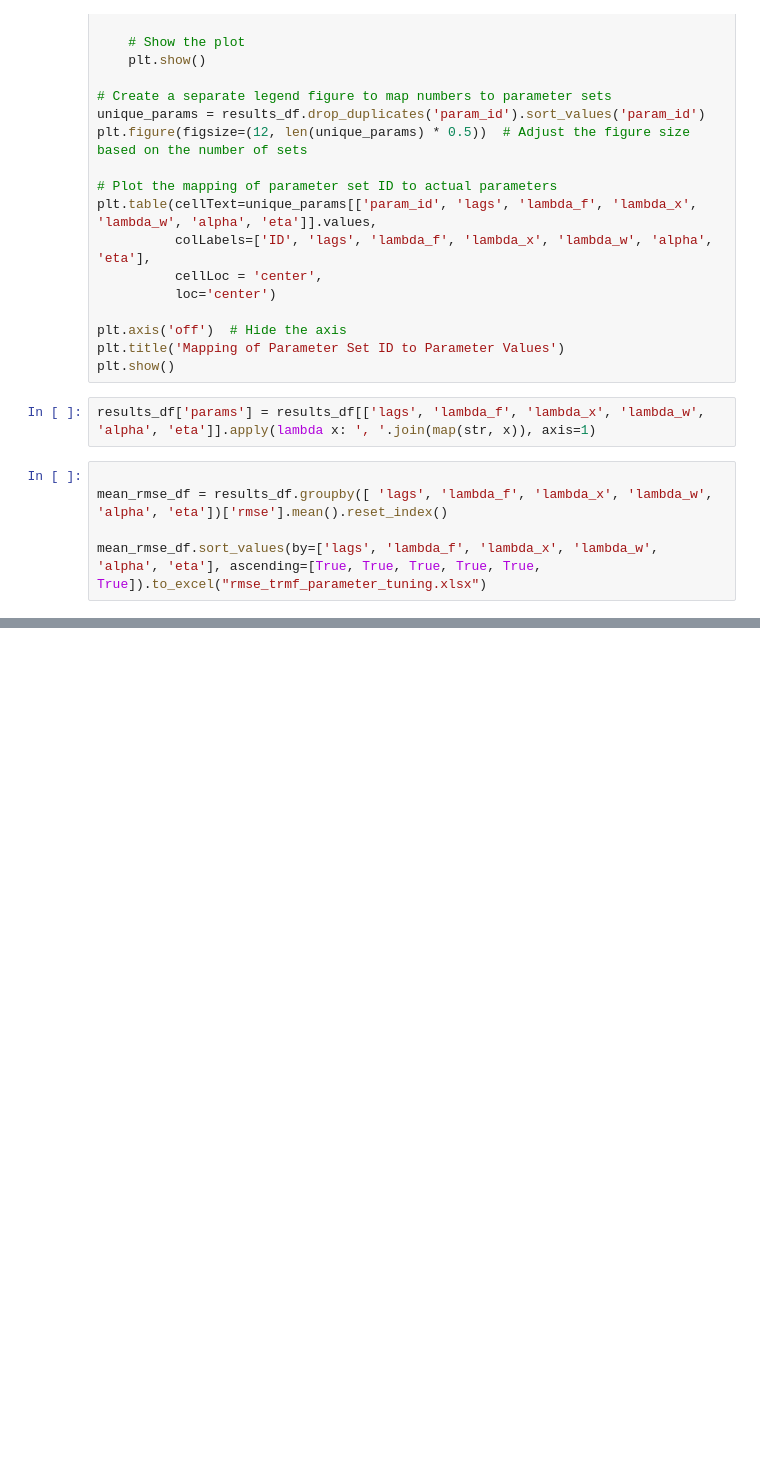
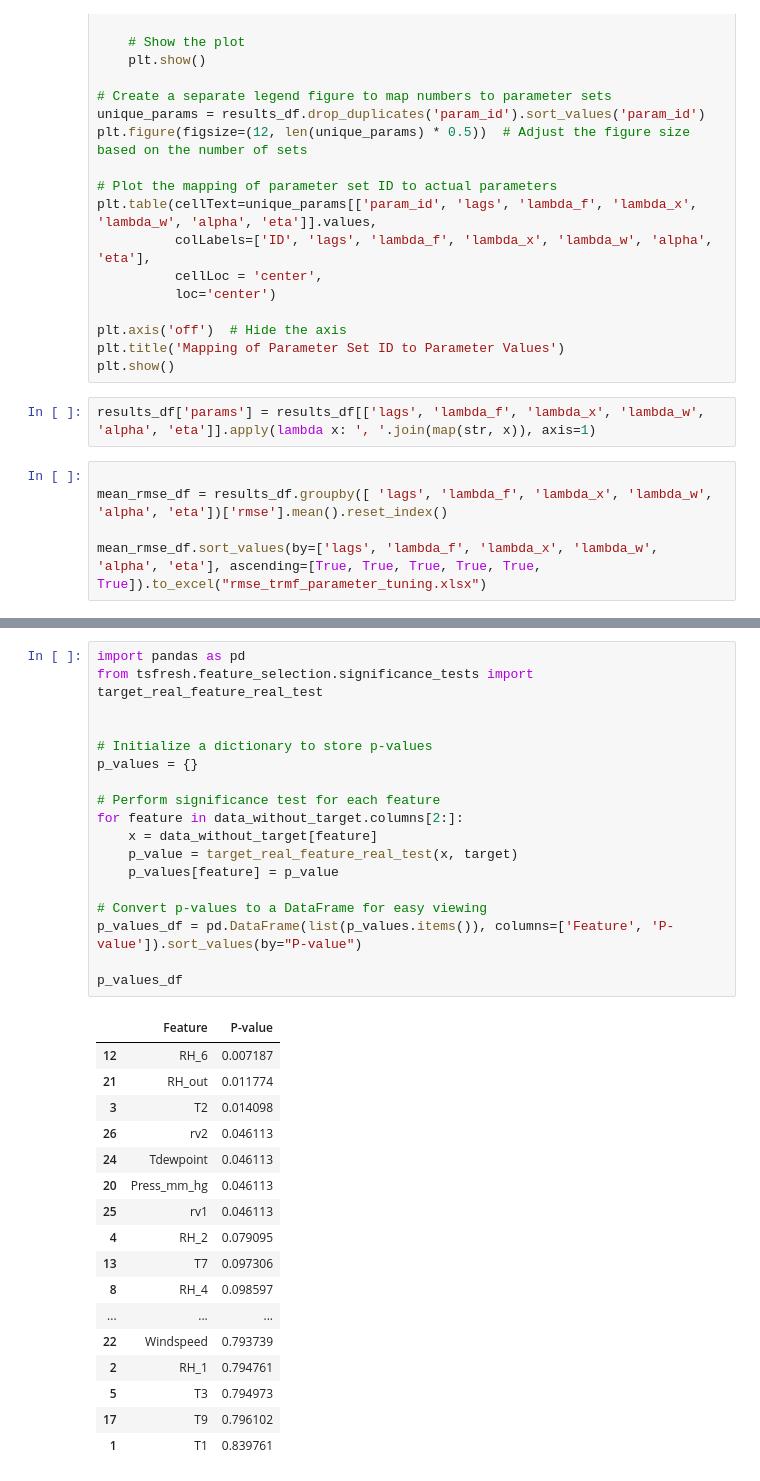
Before and after one commit to sepidCs/codes, a Jupyter notebook: experiments/visualize_data.ipynb, the cells around one changed output, grey strips where cells are left out. Drawn from its saved outputs; the diff is of its cells as text; blank space fills up the shorter version.

```diff
--- a/experiments/visualize_data.ipynb
+++ b/experiments/visualize_data.ipynb
@@ -298,0 +373,36 @@ X_selected = select_features(X_extracted, target)
+# %%
+import pandas as pd
+from tsfresh.feature_selection.significance_tests import target_real_feature_real_test
+
+
+# Initialize a dictionary to store p-values
+p_values = {}
+
+# Perform significance test for each feature
+for feature in data_without_target.columns[2:]:
+    x = data_without_target[feature]
+    p_value = target_real_feature_real_test(x, target)
+    p_values[feature] = p_value
+
+# Convert p-values to a DataFrame for easy viewing
+p_values_df = pd.DataFrame(list(p_values.items()), columns=['Feature', 'P-value']).sort_values(by="P-value")
+
+p_values_df
+# %% [output]
+|  | Feature | P-value |
+| 12 | RH_6 | 0.007187 |
+| 21 | RH_out | 0.011774 |
+| 3 | T2 | 0.014098 |
+| 26 | rv2 | 0.046113 |
+| 24 | Tdewpoint | 0.046113 |
+| 20 | Press_mm_hg | 0.046113 |
+| 25 | rv1 | 0.046113 |
+| 4 | RH_2 | 0.079095 |
+| 13 | T7 | 0.097306 |
+| 8 | RH_4 | 0.098597 |
+| ... | ... | ... |
+| 22 | Windspeed | 0.793739 |
+| 2 | RH_1 | 0.794761 |
+| 5 | T3 | 0.794973 |
+| 17 | T9 | 0.796102 |
+| 1 | T1 | 0.839761 |
```
Also changed, not shown: parts of 12 cells of this notebook.
